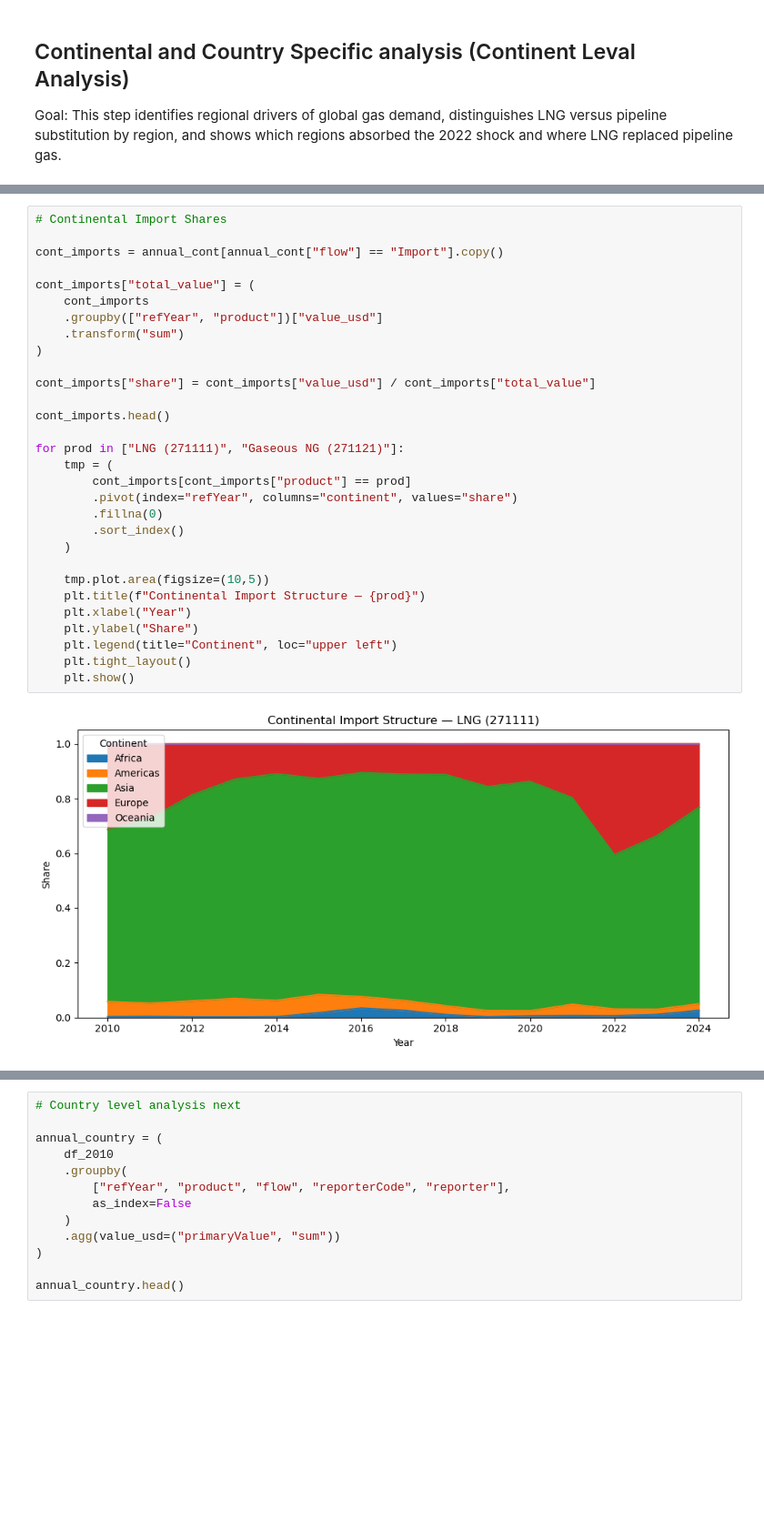
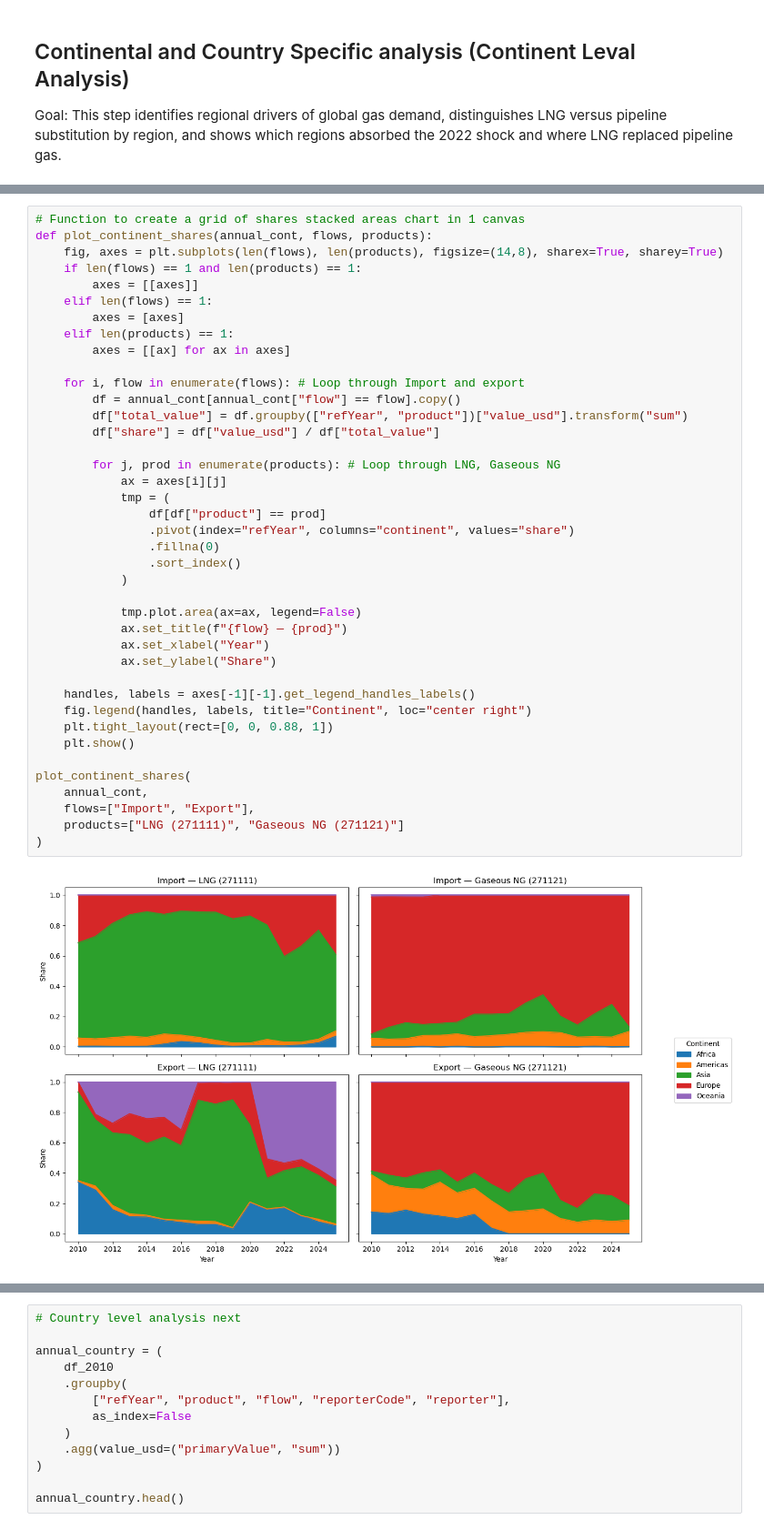
Before and after one commit to ron309/JEM_207-Data_Processing_in_Python_Projecct, a Jupyter notebook: Analysis.ipynb, the cells around one changed output, grey strips where cells are left out. Shown at 91% size. Cells and saved outputs as stored; diff of their text form; blank space fills up the shorter version.

Commit message:
update analysis notebook with latest findings and better function usage

```diff
--- a/Analysis.ipynb
+++ b/Analysis.ipynb
@@ -462,32 +467,42 @@ Note: Continental import values represent aggregated customs-reported trade flow
 # %%
-# Continental Import Shares
+# Function to create a grid of shares stacked areas chart in 1 canvas
+def plot_continent_shares(annual_cont, flows, products):
+    fig, axes = plt.subplots(len(flows), len(products), figsize=(14,8), sharex=True, sharey=True)
+    if len(flows) == 1 and len(products) == 1:
+        axes = [[axes]]
+    elif len(flows) == 1:
+        axes = [axes]
+    elif len(products) == 1:
+        axes = [[ax] for ax in axes]
 
-cont_imports = annual_cont[annual_cont["flow"] == "Import"].copy()
+    for i, flow in enumerate(flows): # Loop through Import and export
+        df = annual_cont[annual_cont["flow"] == flow].copy()
+        df["total_value"] = df.groupby(["refYear", "product"])["value_usd"].transform("sum")
+        df["share"] = df["value_usd"] / df["total_value"]
 
-cont_imports["total_value"] = (
-    cont_imports
-    .groupby(["refYear", "product"])["value_usd"]
-    .transform("sum")
+        for j, prod in enumerate(products): # Loop through LNG, Gaseous NG
+            ax = axes[i][j]
+            tmp = (
+                df[df["product"] == prod]
+                .pivot(index="refYear", columns="continent", values="share")
+                .fillna(0)
+                .sort_index()
+            )
+
+            tmp.plot.area(ax=ax, legend=False)
+            ax.set_title(f"{flow} — {prod}")
+            ax.set_xlabel("Year")
+            ax.set_ylabel("Share")
+
+    handles, labels = axes[-1][-1].get_legend_handles_labels()
+    fig.legend(handles, labels, title="Continent", loc="center right")
+    plt.tight_layout(rect=[0, 0, 0.88, 1])
+    plt.show()
+
+plot_continent_shares(
+    annual_cont,
+    flows=["Import", "Export"],
+    products=["LNG (271111)", "Gaseous NG (271121)"]
 )
-
-cont_imports["share"] = cont_imports["value_usd"] / cont_imports["total_value"]
-
-cont_imports.head()
-
-for prod in ["LNG (271111)", "Gaseous NG (271121)"]:
-    tmp = (
-        cont_imports[cont_imports["product"] == prod]
-        .pivot(index="refYear", columns="continent", values="share")
-        .fillna(0)
-        .sort_index()
-    )
-
-    tmp.plot.area(figsize=(10,5))
-    plt.title(f"Continental Import Structure — {prod}")
-    plt.xlabel("Year")
-    plt.ylabel("Share")
-    plt.legend(title="Continent", loc="upper left")
-    plt.tight_layout()
-    plt.show()
 # %% [output]
-[figure, old version]
+[figure, new version]
```
Also changed, not shown: parts of 21 cells of this notebook.
